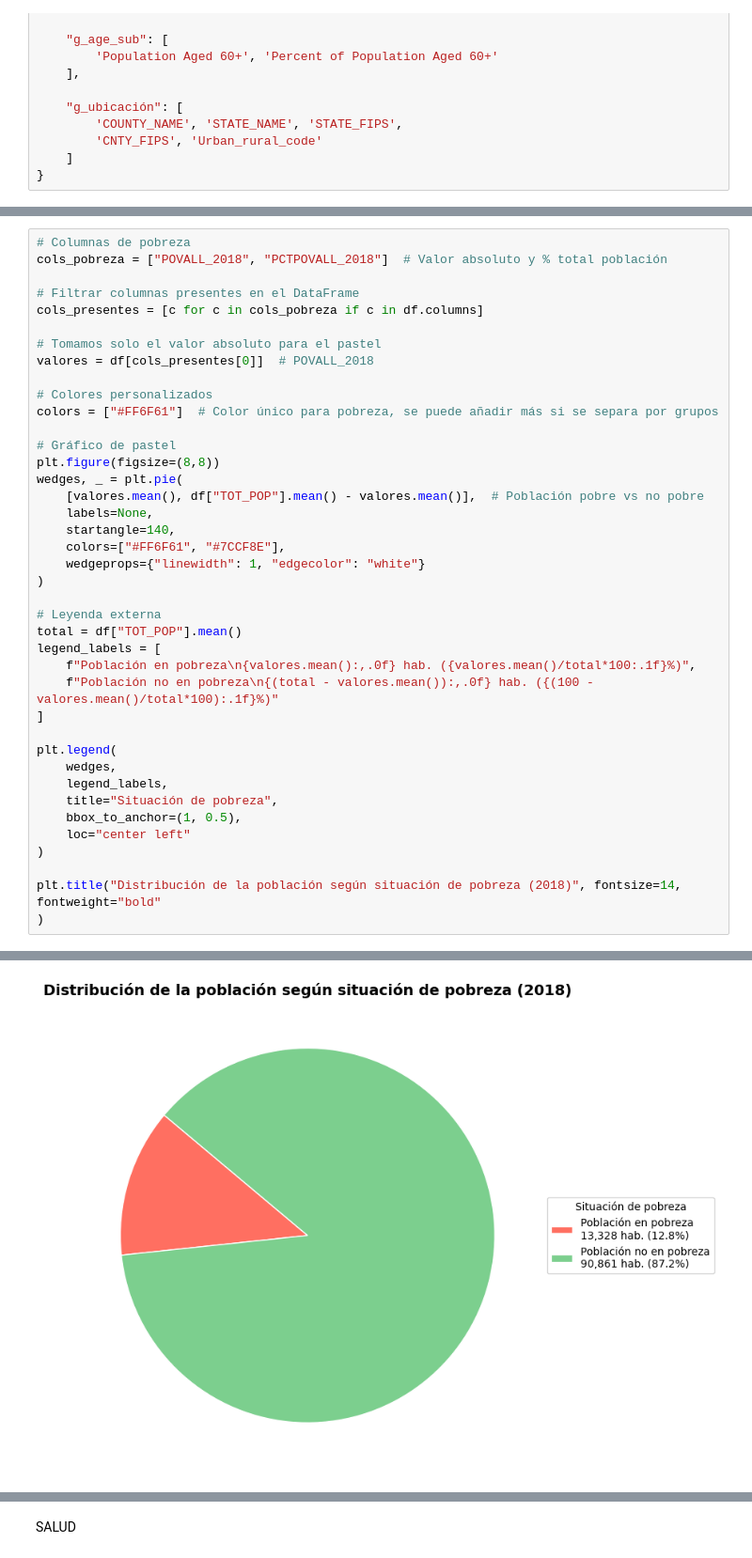
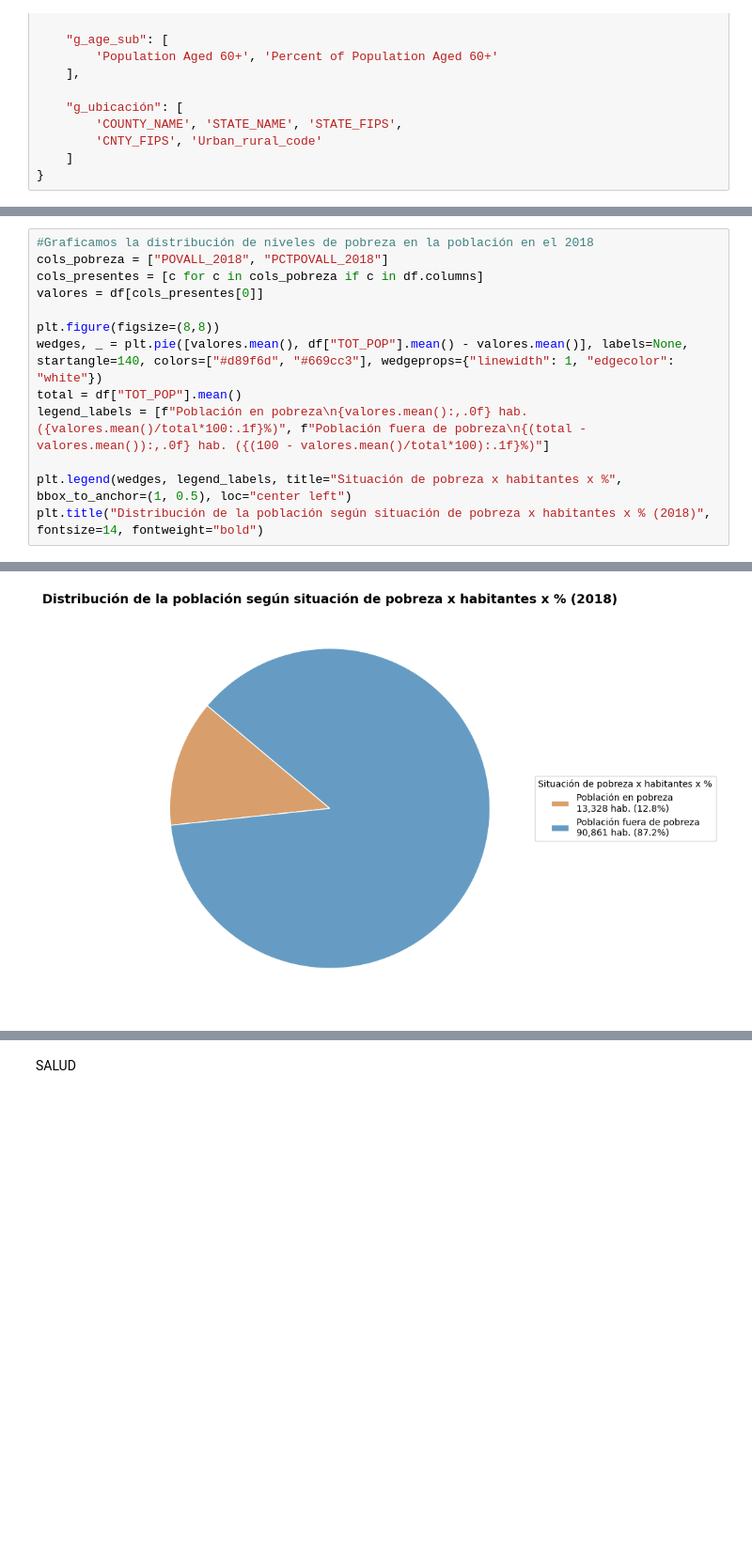
Before and after one commit to 4GeeksAcademy/Leonel_Ponce_Regresion_lineal_demographic_health, a Jupyter notebook: src/explore.ipynb, the cells around one changed output, grey strips where cells are left out. Shown at 94% size. Drawn from its saved outputs; the diff is of its cells as text; blank space fills up the shorter version.

```diff
--- a/src/explore.ipynb
+++ b/src/explore.ipynb
@@ -539,41 +361,14 @@ plt.show()
 # %%
-# Columnas de pobreza
-cols_pobreza = ["POVALL_2018", "PCTPOVALL_2018"]  # Valor absoluto y % total población
+#Graficamos la distribución de niveles de pobreza en la población en el 2018
+cols_pobreza = ["POVALL_2018", "PCTPOVALL_2018"]
+cols_presentes = [c for c in cols_pobreza if c in df.columns]
+valores = df[cols_presentes[0]]
 
-# Filtrar columnas presentes en el DataFrame
-cols_presentes = [c for c in cols_pobreza if c in df.columns]
+plt.figure(figsize=(8,8))
+wedges, _ = plt.pie([valores.mean(), df["TOT_POP"].mean() - valores.mean()], labels=None, startangle=140, colors=["#d89f6d", "#669cc3"], wedgeprops={"linewidth": 1, "edgecolor": "white"})
+total = df["TOT_POP"].mean()
+legend_labels = [f"Población en pobreza\n{valores.mean():,.0f} hab. ({valores.mean()/total*100:.1f}%)", f"Población fuera de pobreza\n{(total - valores.mean()):,.0f} hab. ({(100 - valores.mean()/total*100):.1f}%)"]
 
-# Tomamos solo el valor absoluto para el pastel
-valores = df[cols_presentes[0]]  # POVALL_2018
-
-# Colores personalizados
-colors = ["#FF6F61"]  # Color único para pobreza, se puede añadir más si se separa por grupos
-
-# Gráfico de pastel
-plt.figure(figsize=(8,8))
-wedges, _ = plt.pie(
-    [valores.mean(), df["TOT_POP"].mean() - valores.mean()],  # Población pobre vs no pobre
-    labels=None,
-    startangle=140,
-    colors=["#FF6F61", "#7CCF8E"],
-    wedgeprops={"linewidth": 1, "edgecolor": "white"}
-)
-
-# Leyenda externa
-total = df["TOT_POP"].mean()
-legend_labels = [
-    f"Población en pobreza\n{valores.mean():,.0f} hab. ({valores.mean()/total*100:.1f}%)",
-    f"Población no en pobreza\n{(total - valores.mean()):,.0f} hab. ({(100 - valores.mean()/total*100):.1f}%)"
-]
-
-plt.legend(
-    wedges,
-    legend_labels,
-    title="Situación de pobreza",
-    bbox_to_anchor=(1, 0.5),
-    loc="center left"
-)
-
-plt.title("Distribución de la población según situación de pobreza (2018)", fontsize=14, fontweight="bold"
-)
+plt.legend(wedges, legend_labels, title="Situación de pobreza x habitantes x %", bbox_to_anchor=(1, 0.5), loc="center left")
+plt.title("Distribución de la población según situación de pobreza x habitantes x % (2018)", fontsize=14, fontweight="bold")
 # %% [output]
@@ -581,2 +376,2 @@ Text(0.5, 1.0, 'Distribución de la población según situación de pobreza (201
-[figure, old version]
+[figure, new version]
 # %%
```
Also changed, not shown: parts of 19 cells of this notebook.
